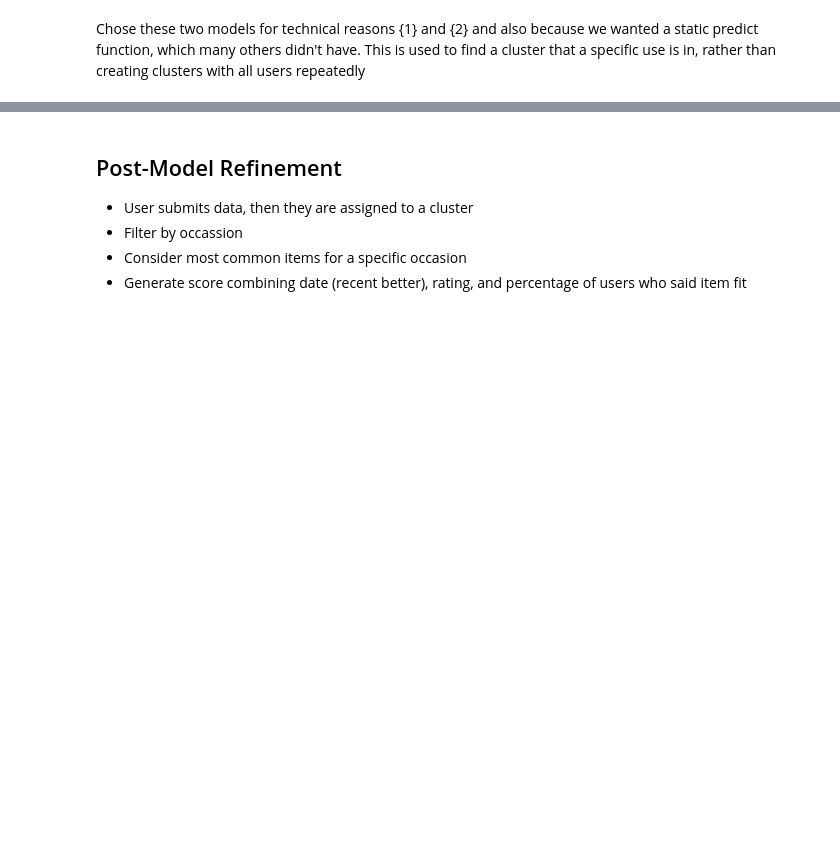
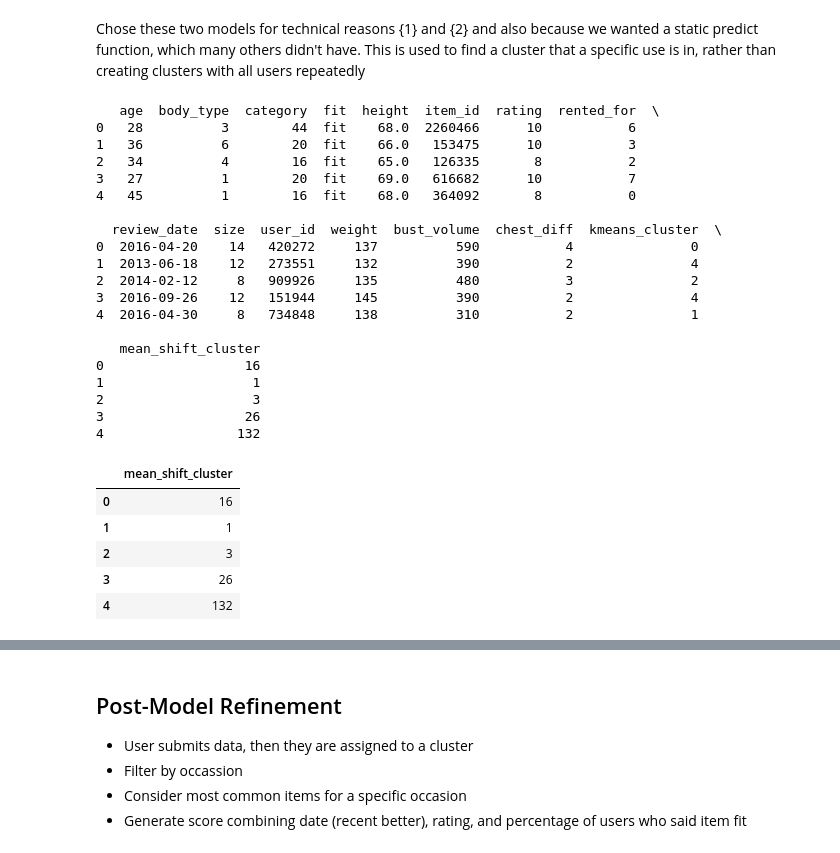
Before and after one commit to mdsvoren/eecs731-final-project, a Jupyter notebook: notebooks/Clustering.ipynb, the cells around one changed output, grey strips where cells are left out. Saved outputs shown, nothing was run; the diff lists cells and outputs as text; code cells hidden in the pictures; blank space fills up the shorter version.

```diff
--- a/notebooks/Clustering.ipynb
+++ b/notebooks/Clustering.ipynb
@@ -212,11 +222,41 @@ clustering.labels_
 # %% [markdown]
 Chose these two models for technical reasons {1} and {2} and also because we wanted a static predict function, which many others didn't have. This is used to find a cluster that a specific use is in, rather than creating clusters with all users repeatedly
 # %%
+res = clustering.predict(userDetails.drop(columns=['kmeans_cluster', 'user_id']))
 userDetails['mean_shift_cluster'] = res
 
+reviews['mean_shift_cluster'] = userDetails['mean_shift_cluster']
+print(reviews.head())
 resNoDups = pd.DataFrame(clustering.predict(userDetailsNoDuplicates))
 resNoDups.columns=['mean_shift_cluster']
 resNoDups.head()
+# %% [output]
+   age  body_type  category  fit  height  item_id  rating  rented_for  \
+0   28          3        44  fit    68.0  2260466      10           6
+1   36          6        20  fit    66.0   153475      10           3
+2   34          4        16  fit    65.0   126335       8           2
+3   27          1        20  fit    69.0   616682      10           7
+4   45          1        16  fit    68.0   364092       8           0
+
+  review_date  size  user_id  weight  bust_volume  chest_diff  kmeans_cluster  \
+0  2016-04-20    14   420272     137          590           4               0
+1  2013-06-18    12   273551     132          390           2               4
+2  2014-02-12     8   909926     135          480           3               2
+3  2016-09-26    12   151944     145          390           2               4
+4  2016-04-30     8   734848     138          310           2               1
+
+   mean_shift_cluster
+0                  16
+1                   1
+2                   3
+3                  26
+4                 132
+|  | mean_shift_cluster |
+| 0 | 16 |
+| 1 | 1 |
+| 2 | 3 |
+| 3 | 26 |
+| 4 | 132 |
 # %%
 # scatter plot of the clusters for mean shift
 print("Number of Clusters: " + str(resNoDups['mean_shift_cluster'].nunique()))
```
Also changed, not shown: parts of 14 cells of this notebook, 1 other file.
